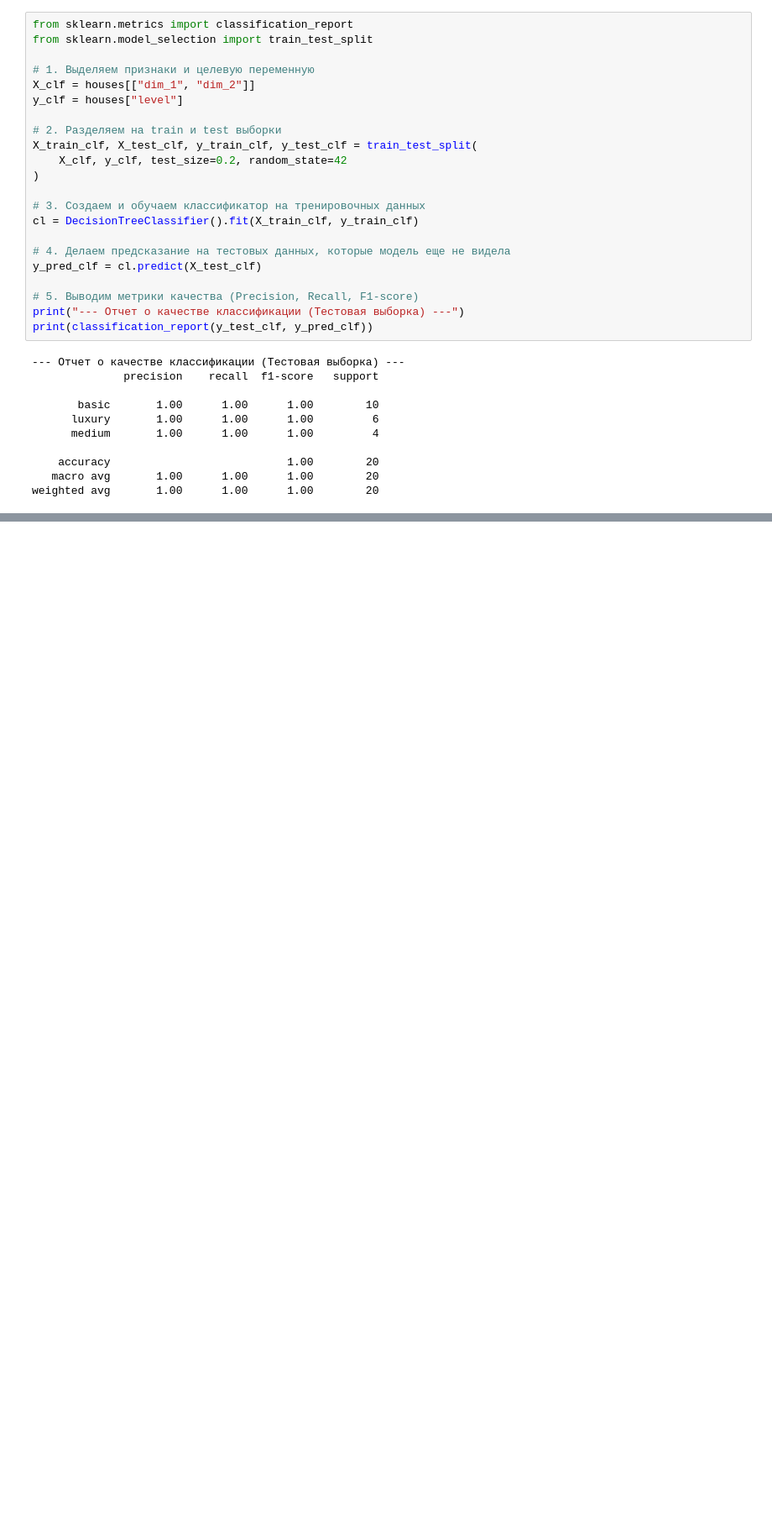
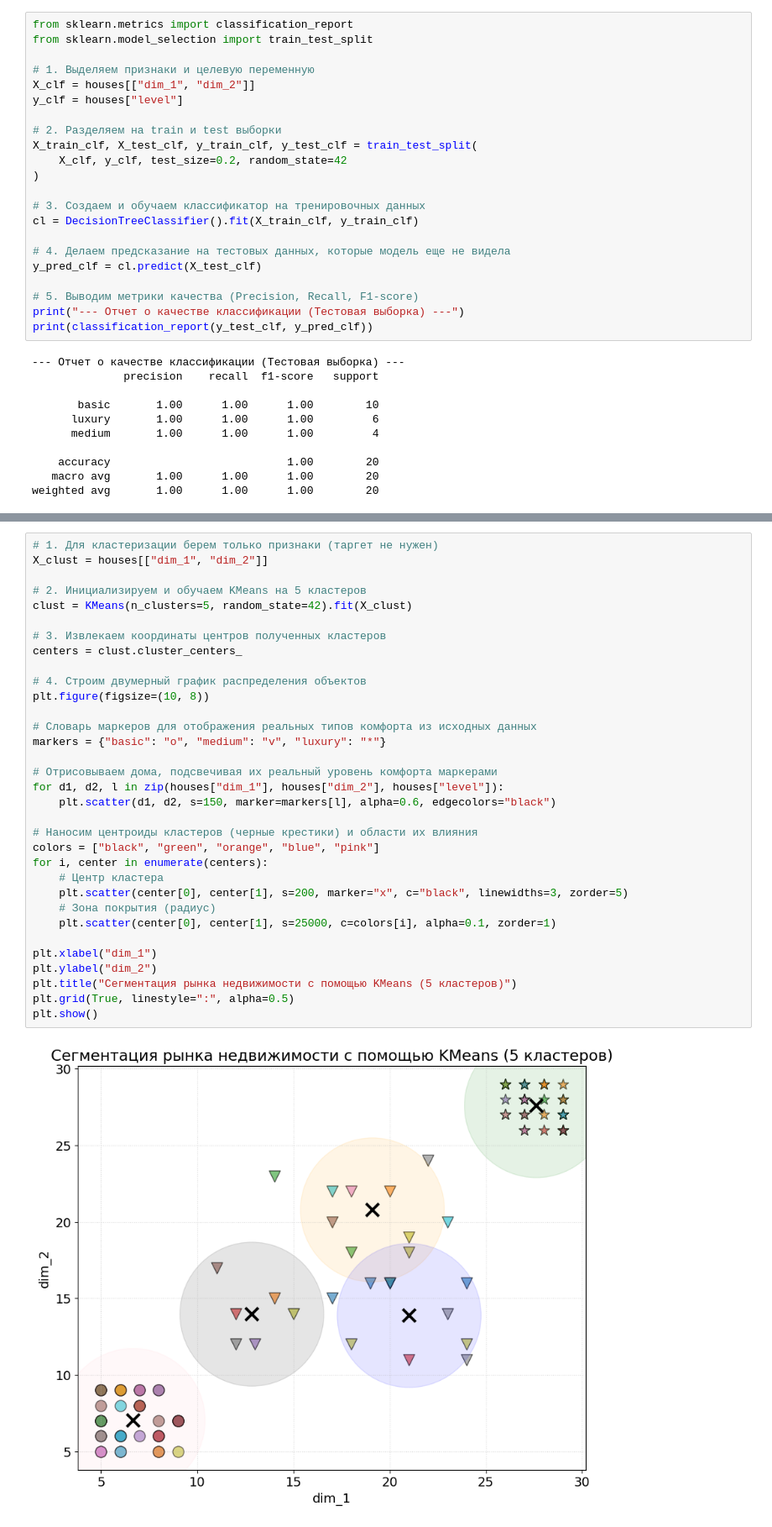
Before and after one commit to ctrlkva/real-estate-analytics-ml, a Jupyter notebook: src/real_estate_analysis.ipynb, the cells around one changed output, grey strips where cells are left out. Shown at 84% size. Saved outputs shown, nothing was run; the diff lists cells and outputs as text; blank space fills up the shorter version.

```diff
--- a/src/real_estate_analysis.ipynb
+++ b/src/real_estate_analysis.ipynb
@@ -113,0 +196,35 @@ weighted avg       1.00      1.00      1.00        20
+# %%
+# 1. Для кластеризации берем только признаки (таргет не нужен)
+X_clust = houses[["dim_1", "dim_2"]]
+
+# 2. Инициализируем и обучаем KMeans на 5 кластеров
+clust = KMeans(n_clusters=5, random_state=42).fit(X_clust)
+
+# 3. Извлекаем координаты центров полученных кластеров
+centers = clust.cluster_centers_
+
+# 4. Строим двумерный график распределения объектов
+plt.figure(figsize=(10, 8))
+
+# Словарь маркеров для отображения реальных типов комфорта из исходных данных
+markers = {"basic": "o", "medium": "v", "luxury": "*"}
+
+# Отрисовываем дома, подсвечивая их реальный уровень комфорта маркерами
+for d1, d2, l in zip(houses["dim_1"], houses["dim_2"], houses["level"]):
+    plt.scatter(d1, d2, s=150, marker=markers[l], alpha=0.6, edgecolors="black")
+
+# Наносим центроиды кластеров (черные крестики) и области их влияния
+colors = ["black", "green", "orange", "blue", "pink"]
+for i, center in enumerate(centers):
+    # Центр кластера
+    plt.scatter(center[0], center[1], s=200, marker="x", c="black", linewidths=3, zorder=5)
+    # Зона покрытия (радиус)
+    plt.scatter(center[0], center[1], s=25000, c=colors[i], alpha=0.1, zorder=1)
+
+plt.xlabel("dim_1")
+plt.ylabel("dim_2")
+plt.title("Сегментация рынка недвижимости с помощью KMeans (5 кластеров)")
+plt.grid(True, linestyle=":", alpha=0.5)
+plt.show()
+# %% [output]
+[figure, added]
```
Also changed, not shown: parts of 6 cells of this notebook.
